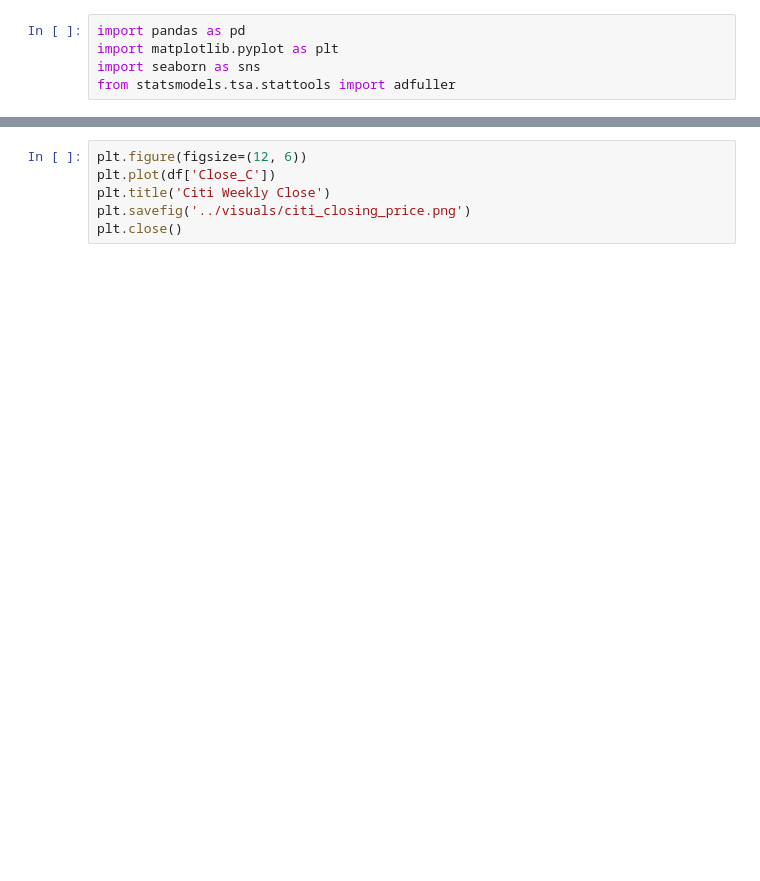
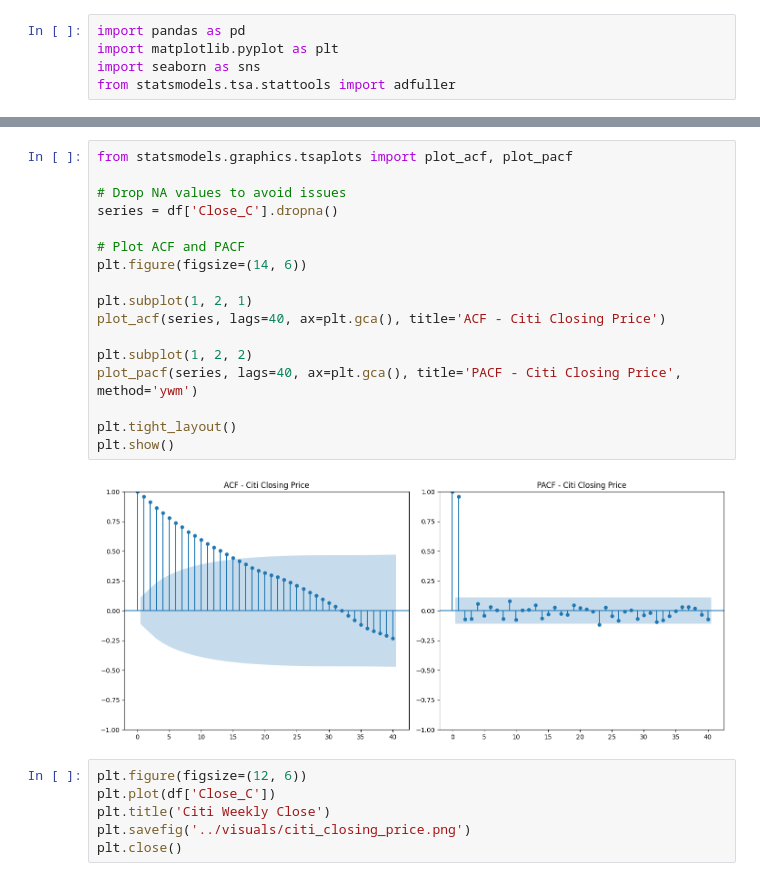
Before and after one commit to dilawarineil1/citi-stock-forecasting, a Jupyter notebook: notebooks/02_eda.ipynb, the cells around one changed output, grey strips where cells are left out. Saved outputs shown, nothing was run; the diff lists cells and outputs as text; blank space fills up the shorter version.

```diff
--- a/notebooks/02_eda.ipynb
+++ b/notebooks/02_eda.ipynb
@@ -66,3 +72,22 @@ else:
+# %%
+from statsmodels.graphics.tsaplots import plot_acf, plot_pacf
+
+# Drop NA values to avoid issues
+series = df['Close_C'].dropna()
+
+# Plot ACF and PACF
+plt.figure(figsize=(14, 6))
+
+plt.subplot(1, 2, 1)
+plot_acf(series, lags=40, ax=plt.gca(), title='ACF - Citi Closing Price')
+
+plt.subplot(1, 2, 2)
+plot_pacf(series, lags=40, ax=plt.gca(), title='PACF - Citi Closing Price', method='ywm')
+
+plt.tight_layout()
+plt.show()
+# %% [output]
+[figure, added]
 # %%
 plt.figure(figsize=(12, 6))
 plt.plot(df['Close_C'])
```
Also changed, not shown: parts of 4 cells of this notebook, 2 other files.
